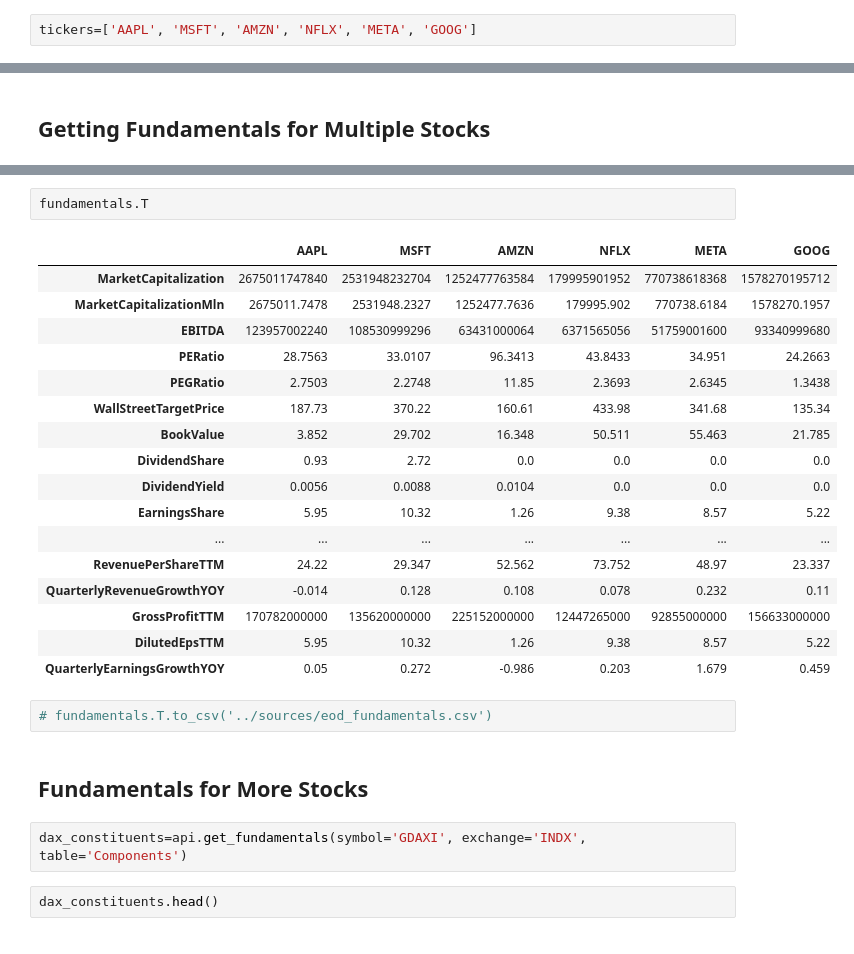
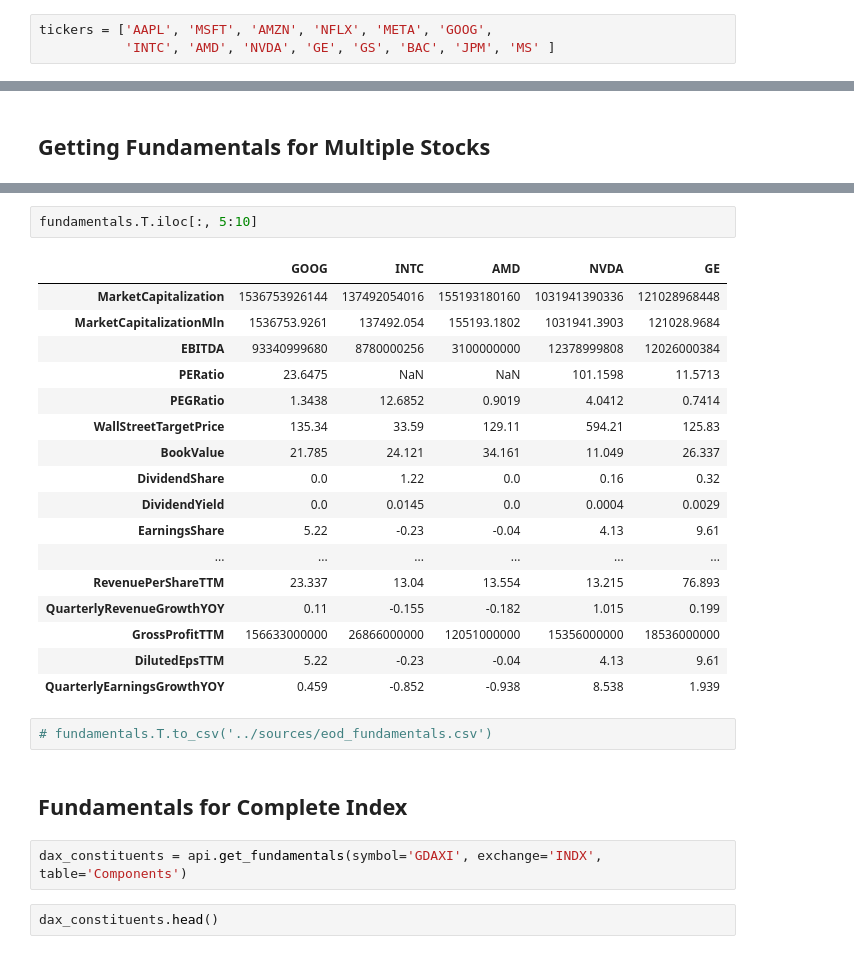
Before and after one commit to yhilpisch/aifin, a Jupyter notebook: code/04_apis_tpqeod.ipynb, the cells around one changed output, grey strips where cells are left out. Saved outputs shown, nothing was run; the diff lists cells and outputs as text.

```diff
--- a/code/04_apis_tpqeod.ipynb
+++ b/code/04_apis_tpqeod.ipynb
@@ -37,5 +37,6 @@ api=tpqeod(eod_key)
 # %%
 import pandas as pd
 # %%
-tickers=['AAPL', 'MSFT', 'AMZN', 'NFLX', 'META', 'GOOG']
+tickers = ['AAPL', 'MSFT', 'AMZN', 'NFLX', 'META', 'GOOG',
+           'INTC', 'AMD', 'NVDA', 'GE', 'GS', 'BAC', 'JPM', 'MS' ]
 # %%
@@ -113,29 +131,29 @@ GOOG
 # %%
-fundamentals.T
+fundamentals.T.iloc[:, 5:10]
 # %% [output]
-|  | AAPL | MSFT | AMZN | NFLX | META | GOOG |
-| MarketCapitalization | 2675011747840 | 2531948232704 | 1252477763584 | 179995901952 | 770738618368 | 1578270195712 |
-| MarketCapitalizationMln | 2675011.7478 | 2531948.2327 | 1252477.7636 | 179995.902 | 770738.6184 | 1578270.1957 |
-| EBITDA | 123957002240 | 108530999296 | 63431000064 | 6371565056 | 51759001600 | 93340999680 |
-| PERatio | 28.7563 | 33.0107 | 96.3413 | 43.8433 | 34.951 | 24.2663 |
-| PEGRatio | 2.7503 | 2.2748 | 11.85 | 2.3693 | 2.6345 | 1.3438 |
-| WallStreetTargetPrice | 187.73 | 370.22 | 160.61 | 433.98 | 341.68 | 135.34 |
-| BookValue | 3.852 | 29.702 | 16.348 | 50.511 | 55.463 | 21.785 |
-| DividendShare | 0.93 | 2.72 | 0.0 | 0.0 | 0.0 | 0.0 |
-| DividendYield | 0.0056 | 0.0088 | 0.0104 | 0.0 | 0.0 | 0.0 |
-| EarningsShare | 5.95 | 10.32 | 1.26 | 9.38 | 8.57 | 5.22 |
-| ... | ... | ... | ... | ... | ... | ... |
-| RevenuePerShareTTM | 24.22 | 29.347 | 52.562 | 73.752 | 48.97 | 23.337 |
-| QuarterlyRevenueGrowthYOY | -0.014 | 0.128 | 0.108 | 0.078 | 0.232 | 0.11 |
-| GrossProfitTTM | 170782000000 | 135620000000 | 225152000000 | 12447265000 | 92855000000 | 156633000000 |
-| DilutedEpsTTM | 5.95 | 10.32 | 1.26 | 9.38 | 8.57 | 5.22 |
-| QuarterlyEarningsGrowthYOY | 0.05 | 0.272 | -0.986 | 0.203 | 1.679 | 0.459 |
+|  | GOOG | INTC | AMD | NVDA | GE |
+| MarketCapitalization | 1536753926144 | 137492054016 | 155193180160 | 1031941390336 | 121028968448 |
+| MarketCapitalizationMln | 1536753.9261 | 137492.054 | 155193.1802 | 1031941.3903 | 121028.9684 |
+| EBITDA | 93340999680 | 8780000256 | 3100000000 | 12378999808 | 12026000384 |
+| PERatio | 23.6475 | NaN | NaN | 101.1598 | 11.5713 |
+| PEGRatio | 1.3438 | 12.6852 | 0.9019 | 4.0412 | 0.7414 |
+| WallStreetTargetPrice | 135.34 | 33.59 | 129.11 | 594.21 | 125.83 |
+| BookValue | 21.785 | 24.121 | 34.161 | 11.049 | 26.337 |
+| DividendShare | 0.0 | 1.22 | 0.0 | 0.16 | 0.32 |
+| DividendYield | 0.0 | 0.0145 | 0.0 | 0.0004 | 0.0029 |
+| EarningsShare | 5.22 | -0.23 | -0.04 | 4.13 | 9.61 |
+| ... | ... | ... | ... | ... | ... |
+| RevenuePerShareTTM | 23.337 | 13.04 | 13.554 | 13.215 | 76.893 |
+| QuarterlyRevenueGrowthYOY | 0.11 | -0.155 | -0.182 | 1.015 | 0.199 |
+| GrossProfitTTM | 156633000000 | 26866000000 | 12051000000 | 15356000000 | 18536000000 |
+| DilutedEpsTTM | 5.22 | -0.23 | -0.04 | 4.13 | 9.61 |
+| QuarterlyEarningsGrowthYOY | 0.459 | -0.852 | -0.938 | 8.538 | 1.939 |
 # %%
 # fundamentals.T.to_csv('../sources/eod_fundamentals.csv')
 # %% [markdown]
-## Fundamentals for More Stocks
+## Fundamentals for Complete Index
 # %%
-dax_constituents=api.get_fundamentals(symbol='GDAXI', exchange='INDX', table='Components')
+dax_constituents = api.get_fundamentals(symbol='GDAXI', exchange='INDX', table='Components')
 # %%
 dax_constituents.head()
 # %% [output]
```
Also changed, not shown: parts of 16 cells of this notebook, 4 other files.
